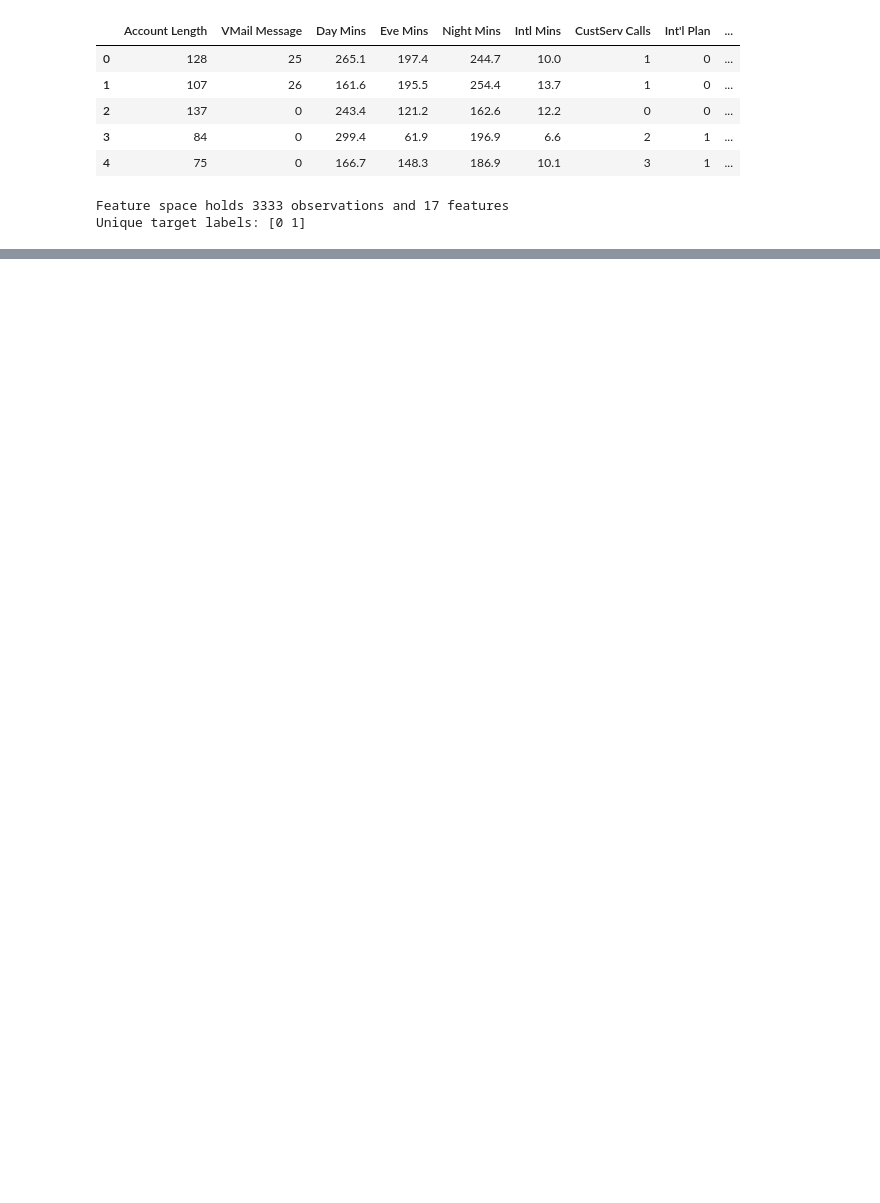
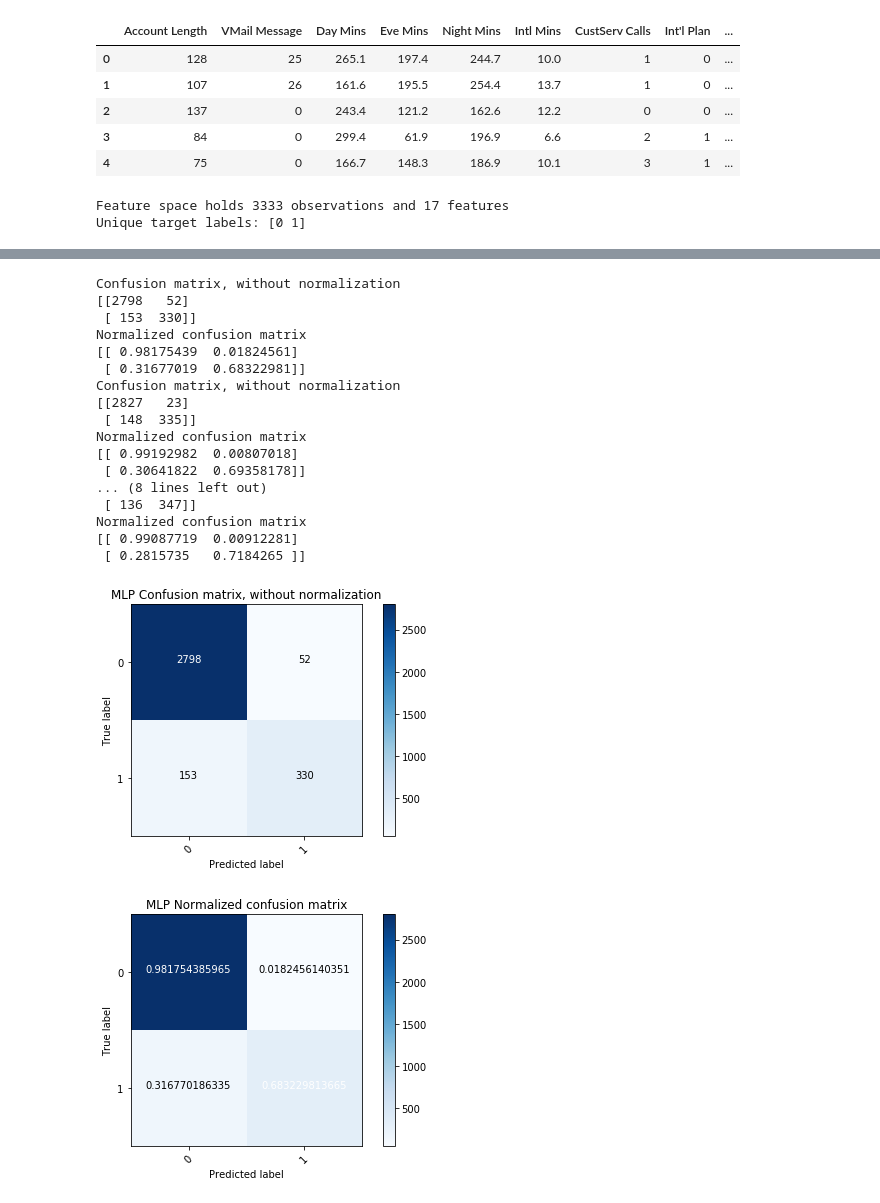
Before and after one commit to email365/telco, a Jupyter notebook: churn_prediction.ipynb, the cells around one changed output, grey strips where cells are left out. Cells and saved outputs as stored; diff of their text form; code cells hidden in the pictures; blank space fills up the shorter version.

```diff
--- a/churn_prediction.ipynb
+++ b/churn_prediction.ipynb
@@ -103,0 +117,37 @@ plt.show()
+# %%
+y = np.array(y)
+class_names = np.unique(y)
+
+for name, model in models:
+    y_pred = cross_val_predict(model,X,y,cv=10)
+    conf_mat = confusion_matrix(y,y_pred)
+
+    plt.figure()
+    plot_confusion_matrix(conf_mat, classes=class_names,
+                      title='{} Confusion matrix, without normalization'.format(name))
+    # Plot normalized confusion matrix
+    plt.figure()
+    plot_confusion_matrix(conf_mat, classes=class_names, normalize=True,
+                      title= '{} Normalized confusion matrix'.format(name))
+
+    #plt.show()
+# %% [output]
+Confusion matrix, without normalization
+[[2798   52]
+ [ 153  330]]
+Normalized confusion matrix
+[[ 0.98175439  0.01824561]
+ [ 0.31677019  0.68322981]]
+Confusion matrix, without normalization
+[[2827   23]
+ [ 148  335]]
+Normalized confusion matrix
+[[ 0.99192982  0.00807018]
+ [ 0.30641822  0.69358178]]
+... (8 lines left out)
+ [ 136  347]]
+Normalized confusion matrix
+[[ 0.99087719  0.00912281]
+ [ 0.2815735   0.7184265 ]]
+[figure, added]
+[figure, added]
```
Also changed, not shown: parts of 9 cells of this notebook.
